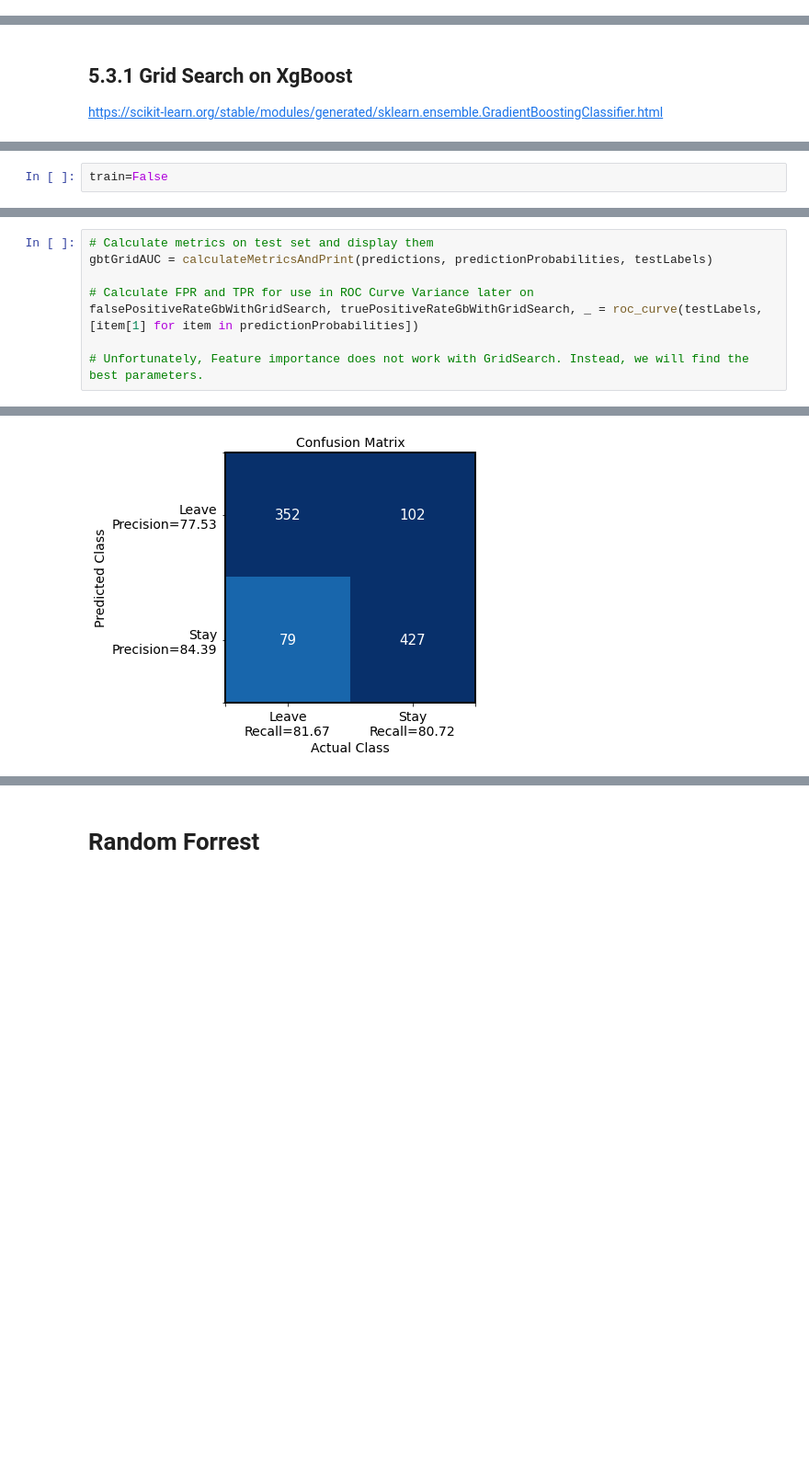
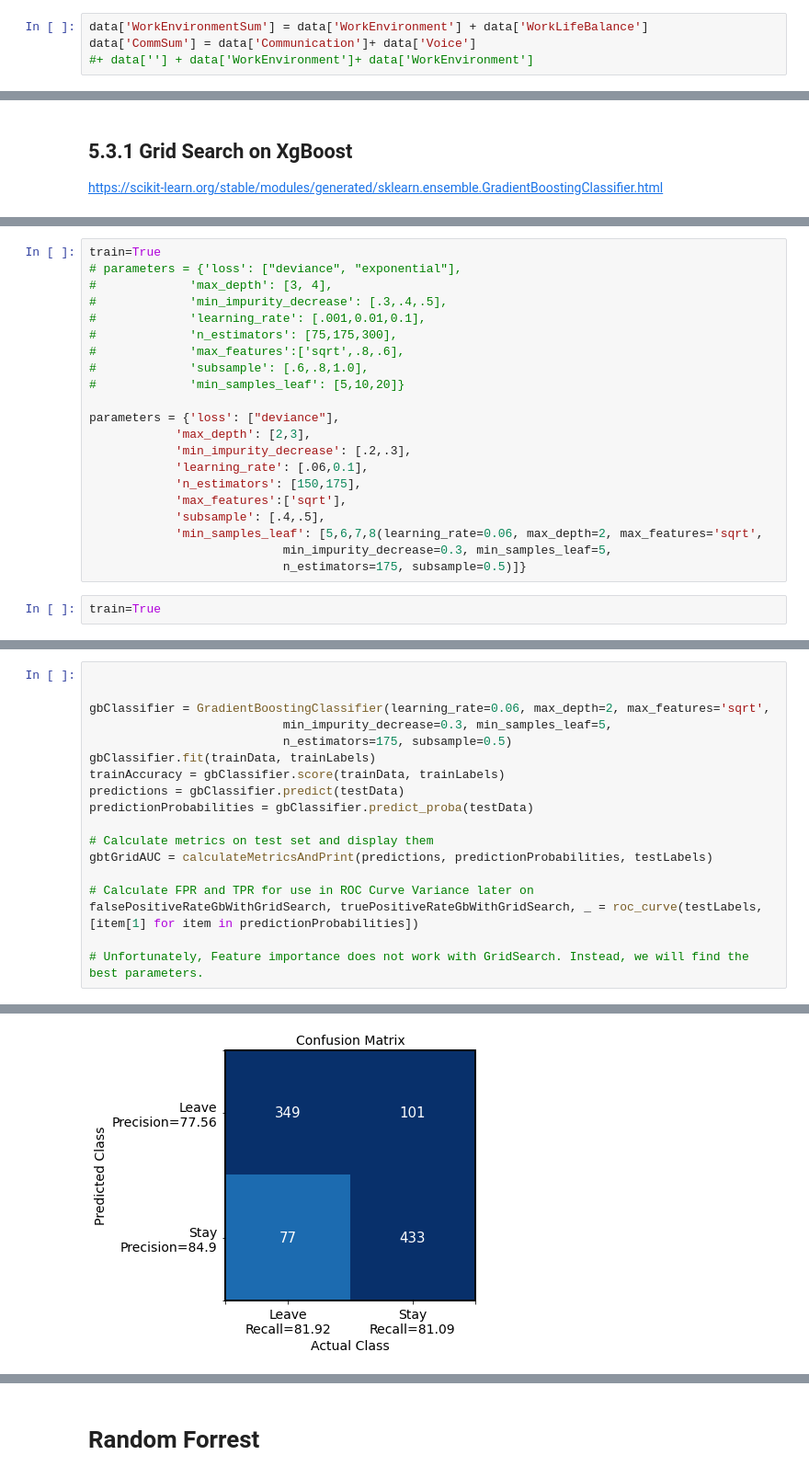
Before and after one commit to greermp/hilton_challenge, a Jupyter notebook: Working.ipynb, the cells around one changed output, grey strips where cells are left out. Shown at 92% size. Drawn from its saved outputs; the diff is of its cells as text; blank space fills up the shorter version.

```diff
--- a/Working.ipynb
+++ b/Working.ipynb
@@ -223,0 +261,4 @@ columns = list(data.columns)
+# %%
+data['WorkEnvironmentSum'] = data['WorkEnvironment'] + data['WorkLifeBalance']
+data['CommSum'] = data['Communication']+ data['Voice']
+#+ data[''] + data['WorkEnvironment']+ data['WorkEnvironment']
@@ -602,5 +653,26 @@ parameters = {'loss': ["deviance", "exponential"],
+# %%
+train=True
+# parameters = {'loss': ["deviance", "exponential"],
+#             'max_depth': [3, 4],
+#             'min_impurity_decrease': [.3,.4,.5],
+#             'learning_rate': [.001,0.01,0.1],
+#             'n_estimators': [75,175,300],
+#             'max_features':['sqrt',.8,.6],
+#             'subsample': [.6,.8,1.0],
+#             'min_samples_leaf': [5,10,20]}
+
+parameters = {'loss': ["deviance"],
+            'max_depth': [2,3],
+            'min_impurity_decrease': [.2,.3],
+            'learning_rate': [.06,0.1],
+            'n_estimators': [150,175],
+            'max_features':['sqrt'],
+            'subsample': [.4,.5],
+            'min_samples_leaf': [5,6,7,8(learning_rate=0.06, max_depth=2, max_features='sqrt',
+                           min_impurity_decrease=0.3, min_samples_leaf=5,
+                           n_estimators=175, subsample=0.5)]}
 # %%
-train=False
+train=True
 # %%
 
 if (train) :
@@ -627,4 +705,14 @@ predictionProbabilities = gbClassifier.predict_proba(testData)
 # %%
+
+
+gbClassifier = GradientBoostingClassifier(learning_rate=0.06, max_depth=2, max_features='sqrt',
+                           min_impurity_decrease=0.3, min_samples_leaf=5,
+                           n_estimators=175, subsample=0.5)
+gbClassifier.fit(trainData, trainLabels)
+trainAccuracy = gbClassifier.score(trainData, trainLabels)
+predictions = gbClassifier.predict(testData)
+predictionProbabilities = gbClassifier.predict_proba(testData)
+
 # Calculate metrics on test set and display them
 gbtGridAUC = calculateMetricsAndPrint(predictions, predictionProbabilities, testLabels)
 
@@ -642,4 +730,4 @@ AUC Score: 89.16
-[figure, old version]
+[figure, new version]
 # %%
 columns=list(dataGB.columns)
 showFeatureImportance(gbClassifier, columns)
```
Also changed, not shown: parts of 51 cells of this notebook.
